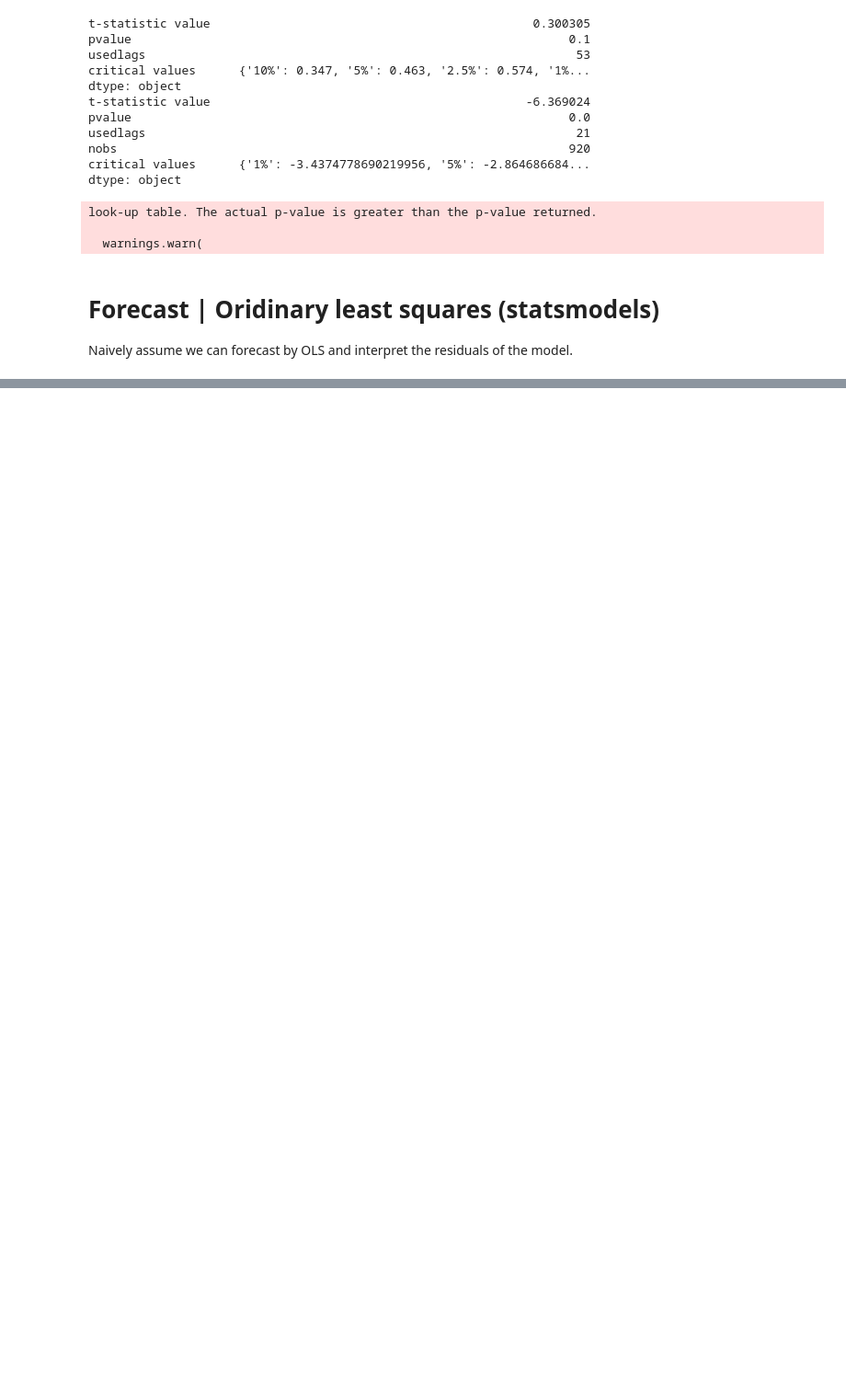
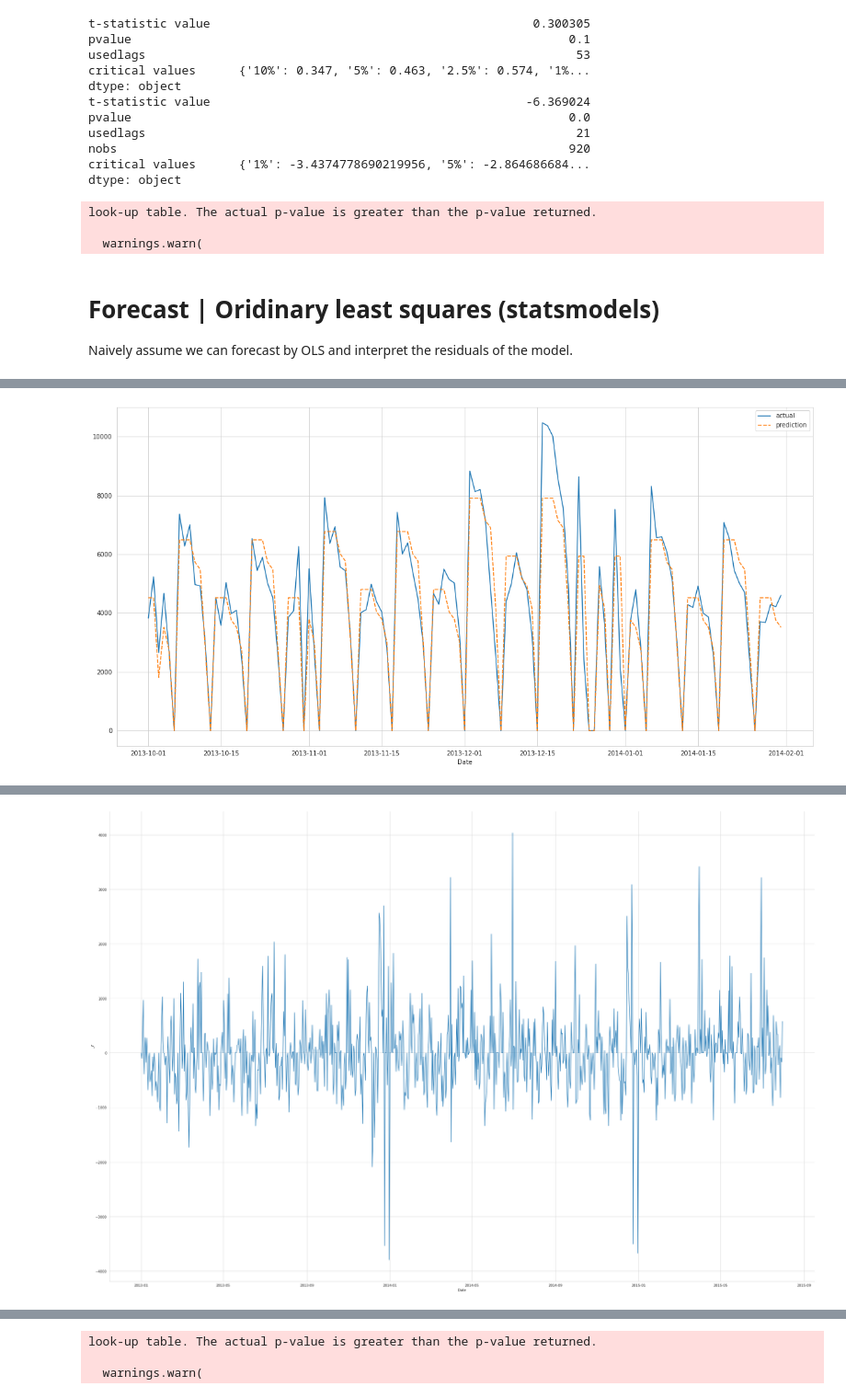
Before and after one commit to bruennijs/kaggle_rossmann_sales, a Jupyter notebook: linear_daily.ipynb, the cells around one changed output, grey strips where cells are left out. Shown at 92% size. Saved outputs shown, nothing was run; the diff lists cells and outputs as text; code cells hidden in the pictures; blank space fills up the shorter version.

```diff
--- a/linear_daily.ipynb
+++ b/linear_daily.ipynb
@@ -648,0 +624,67 @@ dtype: float64
+# %%
+import numpy as np
+
+# Train: Take recent 12 months with last 31 days of each  month as test data set
+cv_splitter = TimeSeriesSplitWrapper(n_last_test_items=31, n_splits=12, test_size=31)
+
+#best_fit_ = result_.set_index('feature_count').loc[2]   # underfit
+
+class ResidualDiagnostics():
+    def __init__(self, model):
+        if model is None: raise AssertionError('model may not nbe null')
+        self.model_ = model
+
+    def analyze(self, x, y) -> dict:
+
+        y_pred_: Series = Series(data=model.predict(x), index=y.index)
+        self.residuals_: Series = y - y_pred_
+        return self.stats_(self.residuals_)
+
+    @property
+    def residuals(self):
+        return self.residuals_
+
+    @staticmethod
+    def stats_(residuals: Series) -> dict:
+        return {'residuals_n_max': residuals.sort_values(ascending=False).head(15),
+                'residuals_n_min': residuals.sort_values(ascending=True).head(15),
+                'distribution': residuals.describe([0.025, 0.25, 0.5, 0.75, 0.975])}
+
+
+model = LinearRegression()
+model = model.fit(X_selected, Y)
+y_pred = Series(model.predict(X_selected), index=Y.index)
+
+
+plot_time_series(actual=Y['2013-10':'2014-01'], prediction=y_pred['2013-10':'2014-01'])
+
+# 1. Residual diagnostics
+diag = ResidualDiagnostics(model=model)
+diag.analyze(X_selected, Y)
+
+plot_series_hist_acf_kpss(diag.residuals, hist_bins=30, lags=30)
+
+
+# 2. Learning curve interpretation
+
+plot_line(data=to_learning_curve_df(estimator=model, X=X_selected, y=Y, cv=cv_splitter),
+          title='Learning curve | Columns=[%s]' % ','.join(X_selected.columns),
+          xlabel='Count of training set',
+          ylabel='MSE')
+
+#X['StateHoliday_a'] > 0.0]
+
+# 3. Plot Fitted vs residuals
+
+plot_fitted_against_residuals(fitted=Y, residuals=diag.residuals)
+
+# 4. Correlations between predictors and see whether one of each pair have been eliminated by the feature selection process
+#X.corrwith(Y, method='pearson').apply(np.abs).sort_values()
+X_selected.corr(method='pearson')
+X_selected.corrwith(Y, method='pearson').apply(np.abs).sort_values()
+# todo:
+# 1. Features correlated a lot of each other remove before going on (https://scikit-learn.org/stable/modules/generated/sklearn.feature_selection.chi2.html#sklearn.feature_selection.chi2)
+# 2. Use CV (create scorer impl using scikit's LeaveOneOut() splitter)  vs SSE or R² of residuals (https://otexts.com/fpp3/selecting-predictors.html#cross-validation)
+# 3. Use model based SelectFromModel or https://otexts.com/fpp3/selecting-predictors.html and compare to iterative approach
+# %% [output]
+[figure, added]
@@ -648,0 +708 @@ dtype: float64
+[figure, added]
@@ -648,0 +711,3 @@ dtype: float64
+look-up table. The actual p-value is greater than the p-value returned.
+
+  warnings.warn(
```
Also changed, not shown: parts of 16 cells of this notebook, 1 other file.
